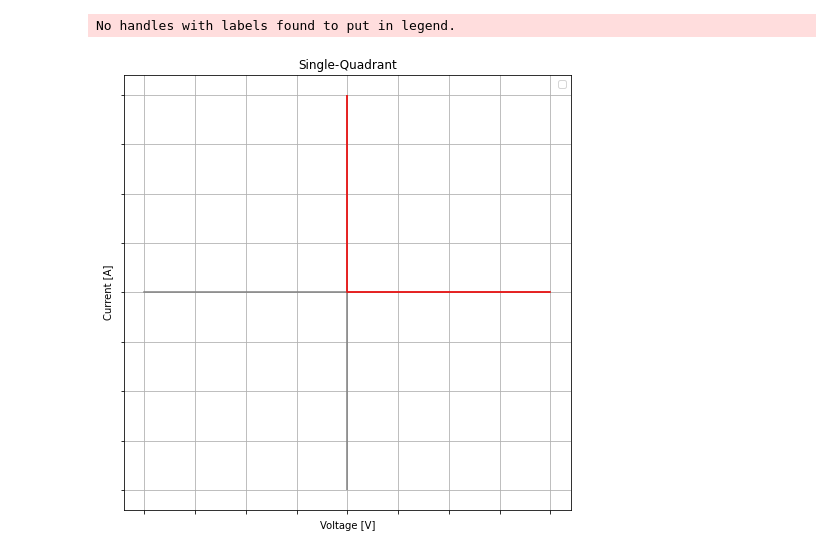
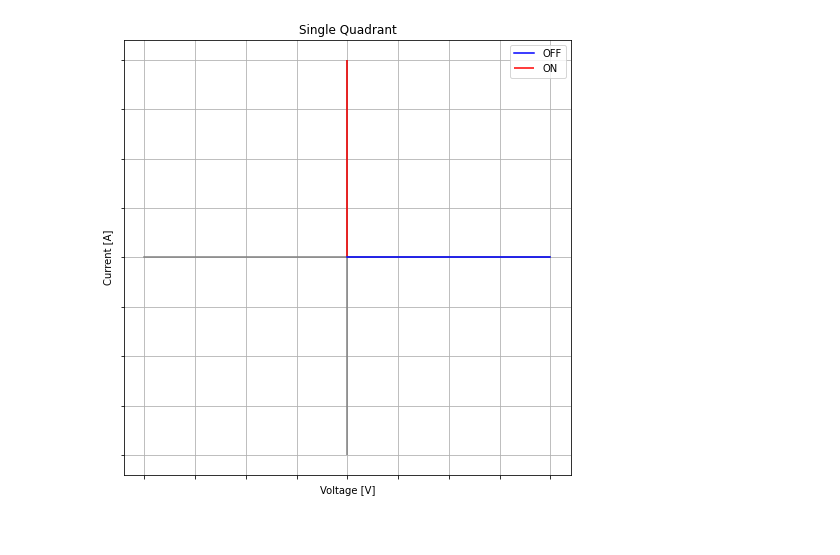
Before and after one commit to kegedy/UWEE452, a Jupyter notebook: kevin/HW03/HW03.ipynb, the cells around one changed output. Drawn from its saved outputs; the diff is of its cells as text; code cells hidden in the pictures.

```diff
--- a/kevin/HW03/HW03.ipynb
+++ b/kevin/HW03/HW03.ipynb
@@ -18,17 +368,16 @@ from matplotlib.ticker import LogLocator
 # %%
 fig, ax = plt.subplots(figsize=(8,8))
-ax.set_title('Single-Quadrant')
+ax.set_title('Single Quadrant')
 ax.vlines(x=[0], ymin=-1, ymax=1, colors='grey')
 ax.plot(np.linspace(-1,1,10),np.zeros(10),c='grey')
-ax.plot(np.linspace(0,1,10),np.zeros(10),c='red')
-ax.vlines(x=[0], ymin=0, ymax=1, colors='r')
+ax.vlines(x=[0], ymin=0, ymax=1, colors='r', label='ON')
+ax.plot(np.linspace(0,1,10),np.zeros(10),c='blue', label='OFF')
 ax.set_ylabel('Current [A]')
 ax.set_xlabel('Voltage [V]')
 ax.grid(which='both', axis='both')
 ax.legend()
 ax.set_yticklabels([])
 ax.set_xticklabels([])
 plt.show();
 # %% [output]
-No handles with labels found to put in legend.
-[figure, old version]
+[figure, new version]
```
Also changed, not shown: parts of 22 cells of this notebook, 14 other files.
